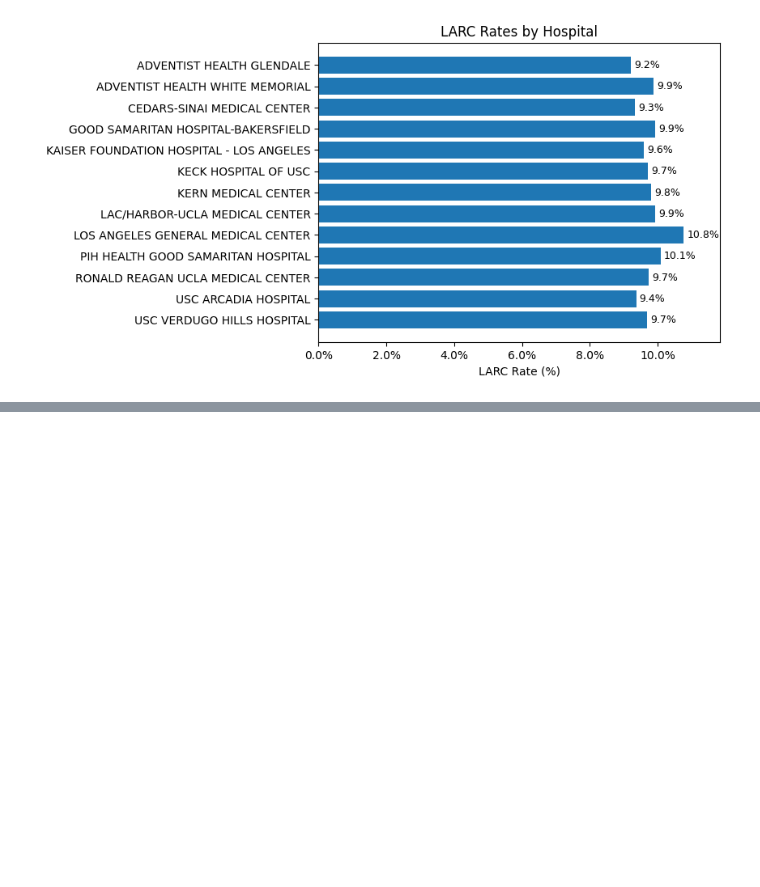
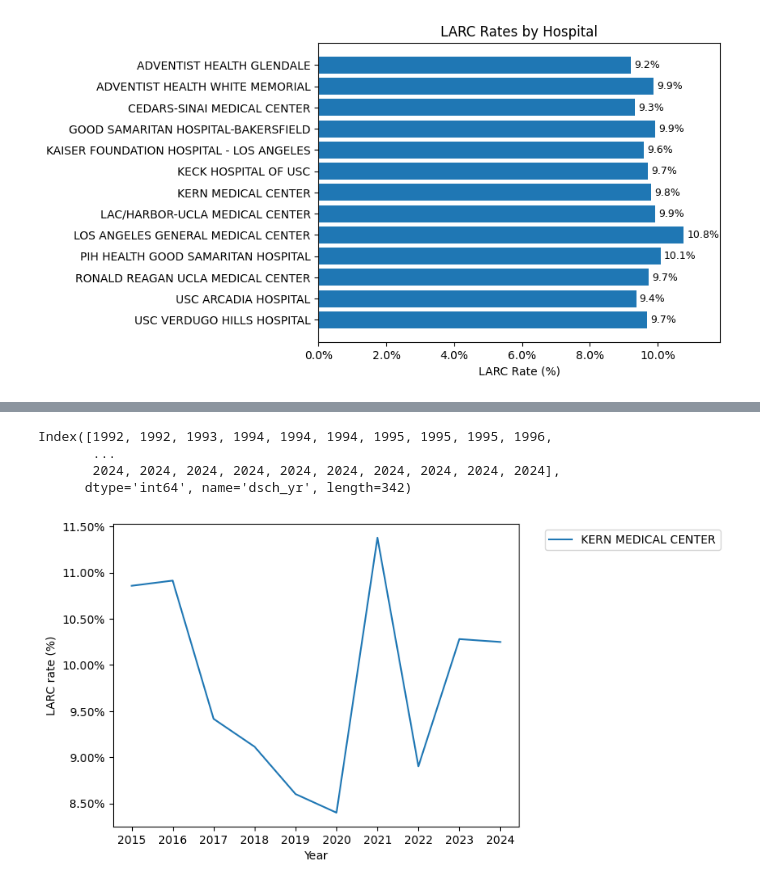
Before and after one commit to orchid-initiative/postpartum-larc, a Jupyter notebook: analysis/larc_l-and-d.ipynb, the cells around one changed output, grey strips where cells are left out. Drawn from its saved outputs; the diff is of its cells as text; code cells hidden in the pictures; blank space fills up the shorter version.

Commit message:
Created figure for showing LARC rate over time by hospital

```diff
--- a/analysis/larc_l-and-d.ipynb
+++ b/analysis/larc_l-and-d.ipynb
@@ -323,4 +323,4 @@ d.dsch_yr.value_counts()
 | 1993 | 1 |
 dtype: int64
 # %%
-d.groupby(by = "dsch_yr")[["l_and_d_incl", "larc"]].sum()
+hospital_by_year_larc_rate = d.groupby(by = ["dsch_yr", "hospital_name"])[["l_and_d_incl", "larc"]].sum()
@@ -387,0 +384,38 @@ for bar in bars:
+# %%
+hospital_by_year_larc_rate.index.get_level_values("dsch_yr")
+# %% [output]
+Index([1992, 1992, 1993, 1994, 1994, 1994, 1995, 1995, 1995, 1996,
+       ...
+       2024, 2024, 2024, 2024, 2024, 2024, 2024, 2024, 2024, 2024],
+      dtype='int64', name='dsch_yr', length=342)
+# %%
+df_grouped = hospital_by_year_larc_rate
+# %%
+df_grouped["larc_rate"] = df_grouped["larc"] / df_grouped["l_and_d_incl"]
+df_grouped = df_grouped[df_grouped.index.get_level_values("dsch_yr") >= 2015]
+# %%
+plot_df = df_grouped.reset_index()
+
+hospital = "KERN MEDICAL CENTER"
+
+hospital_df = plot_df[plot_df["hospital_name"] == hospital]
+
+fig, ax = plt.subplots()
+
+ax = plt.gca()
+for hospital, data in hospital_df.groupby("hospital_name"):
+  plt.plot(
+      data["dsch_yr"],
+      data["larc_rate"],
+      label = hospital
+  )
+
+years = sorted(plot_df["dsch_yr"].unique())
+ax.set_xticks(years)
+plt.xlabel("Year")
+ax.yaxis.set_major_formatter(mtick.PercentFormatter(xmax=1))
+plt.ylabel("LARC rate (%)")
+plt.legend(bbox_to_anchor=(1.05, 1), loc = "upper left")
+plt.show()
+# %% [output]
+[figure, added]
```
Also changed, not shown: parts of 4 cells of this notebook.
